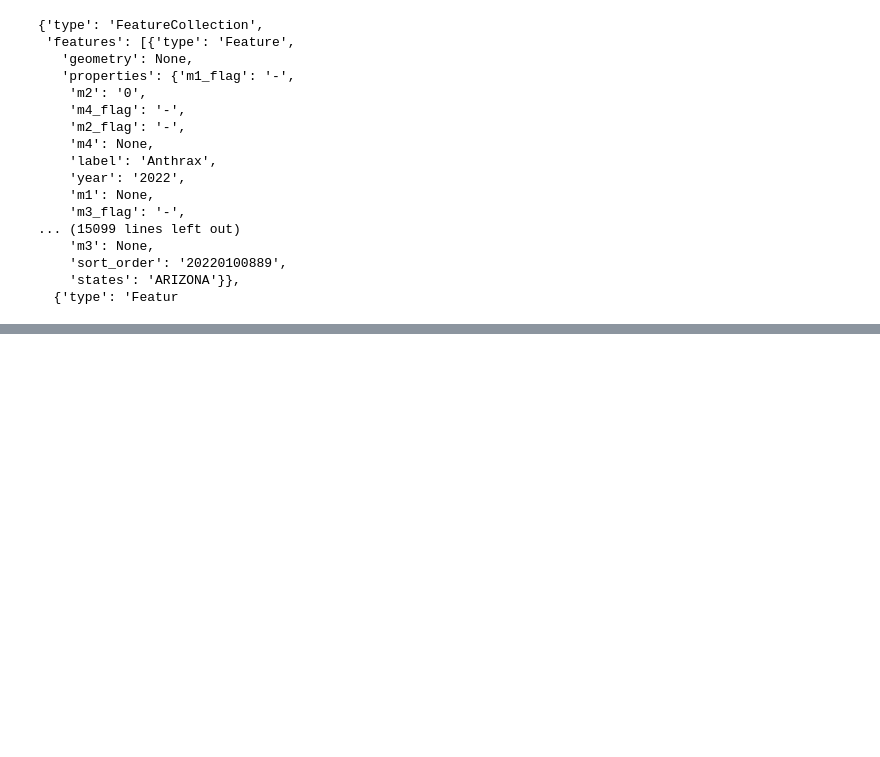
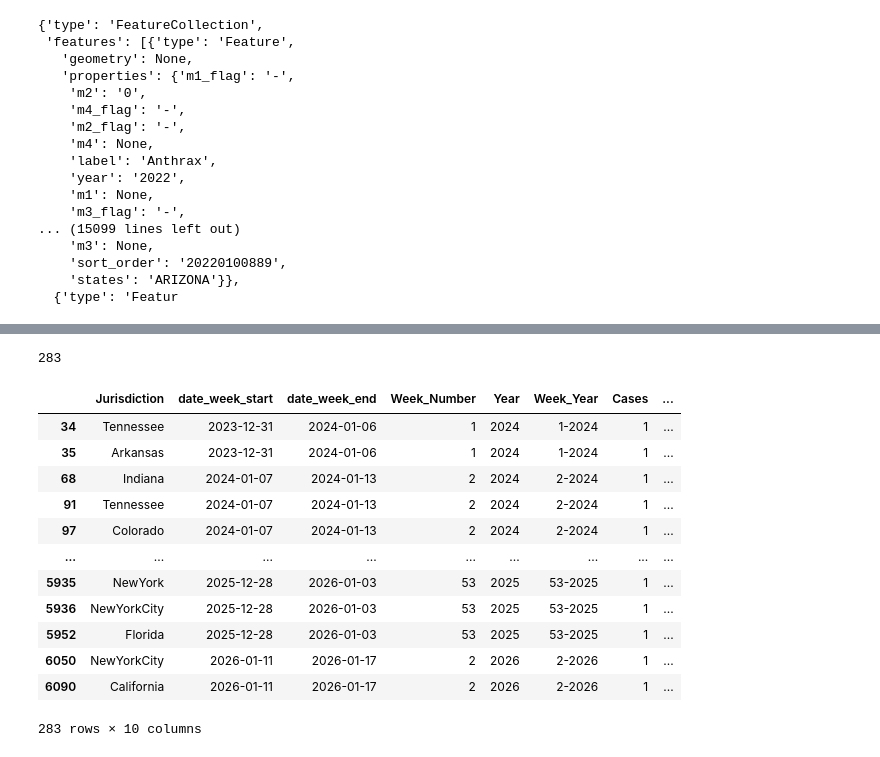
Before and after one commit to TheResilientCollective/resilient_workflows_public, a Jupyter notebook: workflows/public/notebooks/cdc_nndss_mpox.ipynb, the cells around one changed output, grey strips where cells are left out. Drawn from its saved outputs; the diff is of its cells as text; code cells hidden in the pictures; blank space fills up the shorter version.

```diff
--- a/workflows/public/notebooks/cdc_nndss_mpox.ipynb
+++ b/workflows/public/notebooks/cdc_nndss_mpox.ipynb
@@ -104,0 +182,19 @@ data
+# %%
+cases_equal_one_df=mpox_s3_df[mpox_s3_df["Cases"]==1]
+print(cases_equal_one_df['Cases'].sum())
+cases_equal_one_df
+# %% [output]
+283
+|  | Jurisdiction | date_week_start | date_week_end | Week_Number | Year | Week_Year | Cases | ... |
+| 34 | Tennessee | 2023-12-31 | 2024-01-06 | 1 | 2024 | 1-2024 | 1 | ... |
+| 35 | Arkansas | 2023-12-31 | 2024-01-06 | 1 | 2024 | 1-2024 | 1 | ... |
+| 68 | Indiana | 2024-01-07 | 2024-01-13 | 2 | 2024 | 2-2024 | 1 | ... |
+| 91 | Tennessee | 2024-01-07 | 2024-01-13 | 2 | 2024 | 2-2024 | 1 | ... |
+| 97 | Colorado | 2024-01-07 | 2024-01-13 | 2 | 2024 | 2-2024 | 1 | ... |
+| ... | ... | ... | ... | ... | ... | ... | ... | ... |
+| 5935 | NewYork | 2025-12-28 | 2026-01-03 | 53 | 2025 | 53-2025 | 1 | ... |
+| 5936 | NewYorkCity | 2025-12-28 | 2026-01-03 | 53 | 2025 | 53-2025 | 1 | ... |
+| 5952 | Florida | 2025-12-28 | 2026-01-03 | 53 | 2025 | 53-2025 | 1 | ... |
+| 6050 | NewYorkCity | 2026-01-11 | 2026-01-17 | 2 | 2026 | 2-2026 | 1 | ... |
+| 6090 | California | 2026-01-11 | 2026-01-17 | 2 | 2026 | 2-2026 | 1 | ... |
+283 rows × 10 columns
```
Also changed, not shown: parts of 7 cells of this notebook, 3 other files.
